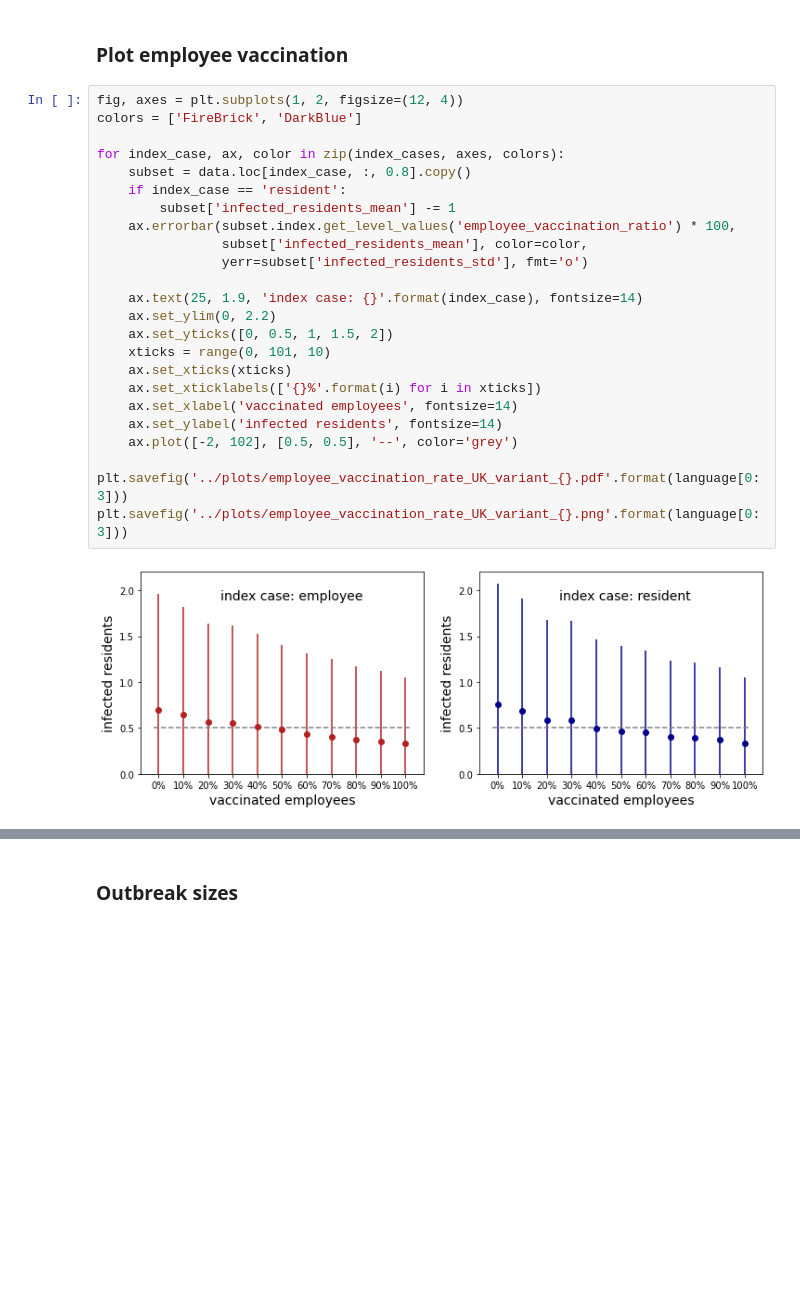
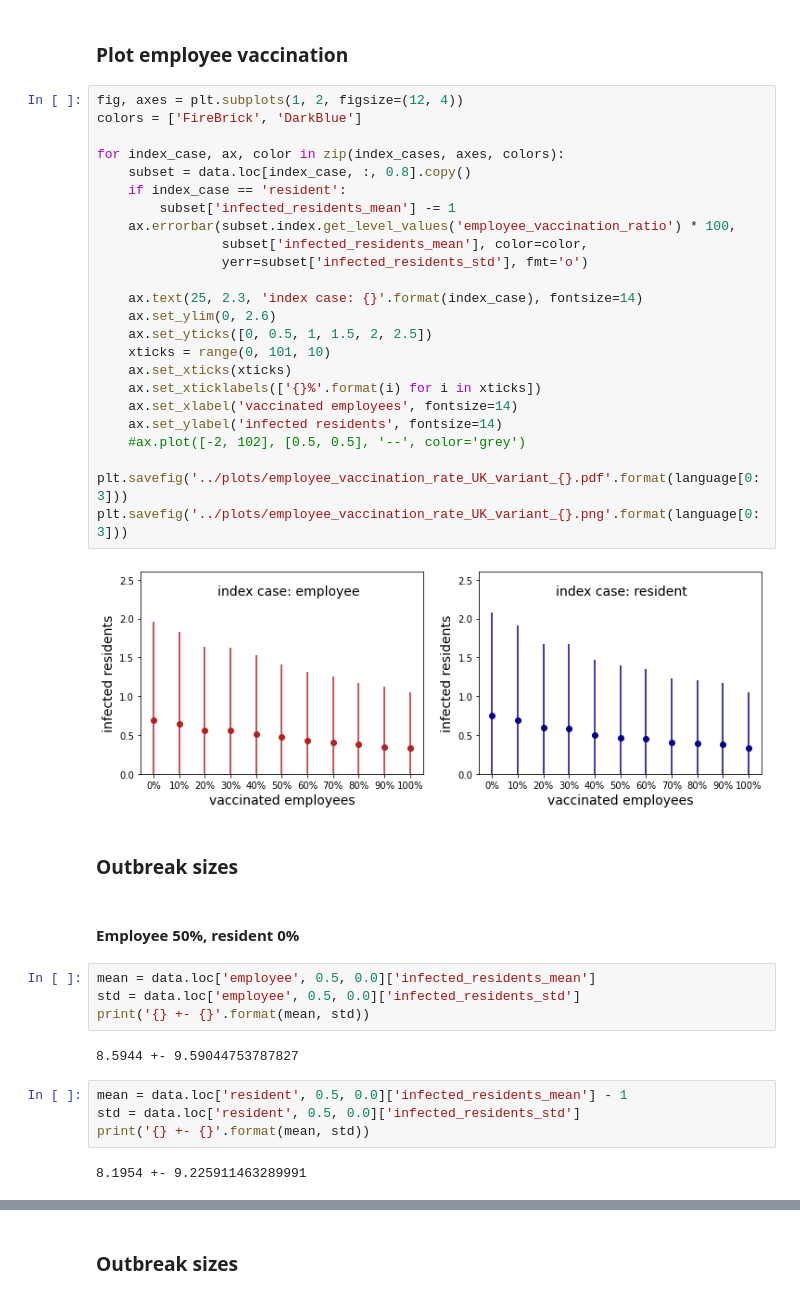
Before and after one commit to JanaLasser/nursing_home_SEIRX, a Jupyter notebook: analysis_vaccination.ipynb, the cells around one changed output, grey strips where cells are left out. Cells and saved outputs as stored; diff of their text form; blank space fills up the shorter version.

Commit message:
added another outbreak scenario

```diff
--- a/analysis_vaccination.ipynb
+++ b/analysis_vaccination.ipynb
@@ -134,26 +134,42 @@ plt.savefig('../plots/vaccinations_UK_variant_{}.png'.format(language[0:3]))
 # %%
 fig, axes = plt.subplots(1, 2, figsize=(12, 4))
 colors = ['FireBrick', 'DarkBlue']
 
 for index_case, ax, color in zip(index_cases, axes, colors):
     subset = data.loc[index_case, :, 0.8].copy()
     if index_case == 'resident':
         subset['infected_residents_mean'] -= 1
     ax.errorbar(subset.index.get_level_values('employee_vaccination_ratio') * 100,
                 subset['infected_residents_mean'], color=color,
                 yerr=subset['infected_residents_std'], fmt='o')
 
-    ax.text(25, 1.9, 'index case: {}'.format(index_case), fontsize=14)
-    ax.set_ylim(0, 2.2)
-    ax.set_yticks([0, 0.5, 1, 1.5, 2])
+    ax.text(25, 2.3, 'index case: {}'.format(index_case), fontsize=14)
+    ax.set_ylim(0, 2.6)
+    ax.set_yticks([0, 0.5, 1, 1.5, 2, 2.5])
     xticks = range(0, 101, 10)
     ax.set_xticks(xticks)
     ax.set_xticklabels(['{}%'.format(i) for i in xticks])
     ax.set_xlabel('vaccinated employees', fontsize=14)
     ax.set_ylabel('infected residents', fontsize=14)
-    ax.plot([-2, 102], [0.5, 0.5], '--', color='grey')
+    #ax.plot([-2, 102], [0.5, 0.5], '--', color='grey')
 
 plt.savefig('../plots/employee_vaccination_rate_UK_variant_{}.pdf'.format(language[0:3]))
 plt.savefig('../plots/employee_vaccination_rate_UK_variant_{}.png'.format(language[0:3]))
 # %% [output]
-[figure, old version]
+[figure, new version]
+# %% [markdown]
+### Outbreak sizes
+# %% [markdown]
+#### Employee 50%, resident 0%
+# %%
+mean = data.loc['employee', 0.5, 0.0]['infected_residents_mean']
+std = data.loc['employee', 0.5, 0.0]['infected_residents_std']
+print('{} +- {}'.format(mean, std))
+# %% [output]
+8.5944 +- 9.59044753787827
+# %%
+mean = data.loc['resident', 0.5, 0.0]['infected_residents_mean'] - 1
+std = data.loc['resident', 0.5, 0.0]['infected_residents_std']
+print('{} +- {}'.format(mean, std))
+# %% [output]
+8.1954 +- 9.225911463289991
```
Also changed, not shown: parts of 49 cells of this notebook.
